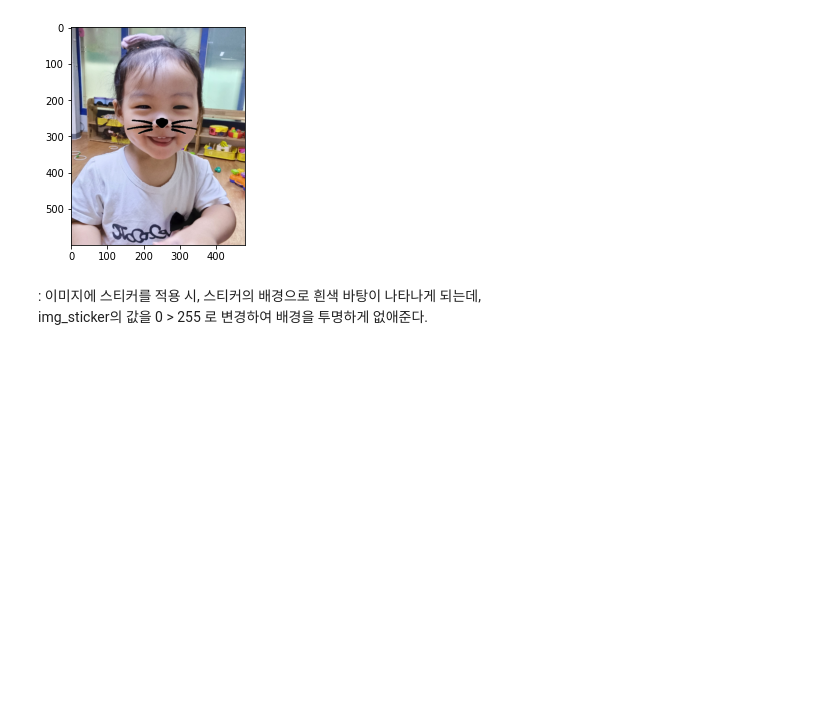
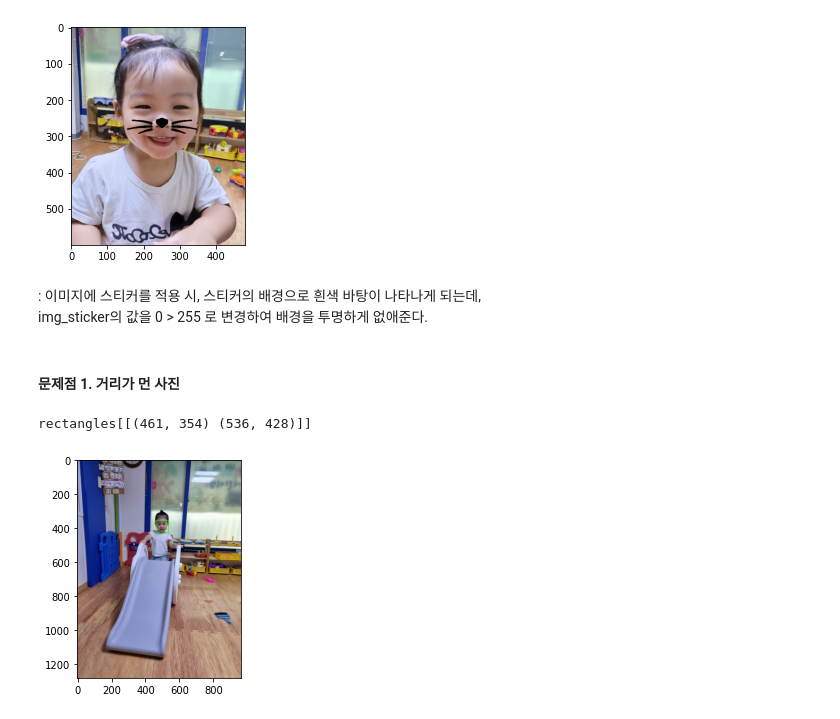
Before and after one commit to jungwooil/aiffel, a Jupyter notebook: LMS/EXPLORATION/03_camera_sticker/EXPLORATION_03_camera_sticker.ipynb, the cells around one changed output. Saved outputs shown, nothing was run; the diff lists cells and outputs as text; code cells hidden in the pictures; blank space fills up the shorter version.

Commit message:
camera_sticker

```diff
--- a/LMS/EXPLORATION/03_camera_sticker/EXPLORATION_03_camera_sticker.ipynb
+++ b/LMS/EXPLORATION/03_camera_sticker/EXPLORATION_03_camera_sticker.ipynb
@@ -142,3 +142,33 @@ plt.show()
 # %% [markdown]
 : 이미지에 스티커를 적용 시, 스티커의 배경으로 흰색 바탕이 나타나게 되는데,\
 img_sticker의 값을 0 > 255 로 변경하여 배경을 투명하게 없애준다.
+# %% [markdown]
+#### 문제점 1. 거리가 먼 사진
+# %%
+my_image_path = os.getenv('HOME')+'/aiffel/camera_sticker/images/image4.png'
+img_bgr = cv2.imread(my_image_path)
+img_bgr = cv2.resize(img_bgr, (960, 1280))
+img_show = img_bgr.copy()
+
+img_rgb = cv2.cvtColor(img_bgr, cv2.COLOR_BGR2RGB)
+
+detector_hog = dlib.get_frontal_face_detector() #detector선언
+img_rgb = cv2.cvtColor(img_bgr, cv2.COLOR_BGR2RGB)
+dlib_rects = detector_hog(img_rgb, 1)
+
+print(dlib_rects)   # 찾은 얼굴영역 좌표
+
+for dlib_rect in dlib_rects:
+    l = dlib_rect.left()
+    t = dlib_rect.top()
+    r = dlib_rect.right()
+    b = dlib_rect.bottom()
+
+    cv2.rectangle(img_show, (l,t), (r,b), (0,255,0), 2, lineType=cv2.LINE_AA)
+
+img_show_rgb =  cv2.cvtColor(img_show, cv2.COLOR_BGR2RGB)
+plt.imshow(img_show_rgb)
+plt.show()
+# %% [output]
+rectangles[[(461, 354) (536, 428)]]
+[figure, added]
```
Also changed, not shown: parts of 7 cells of this notebook.
